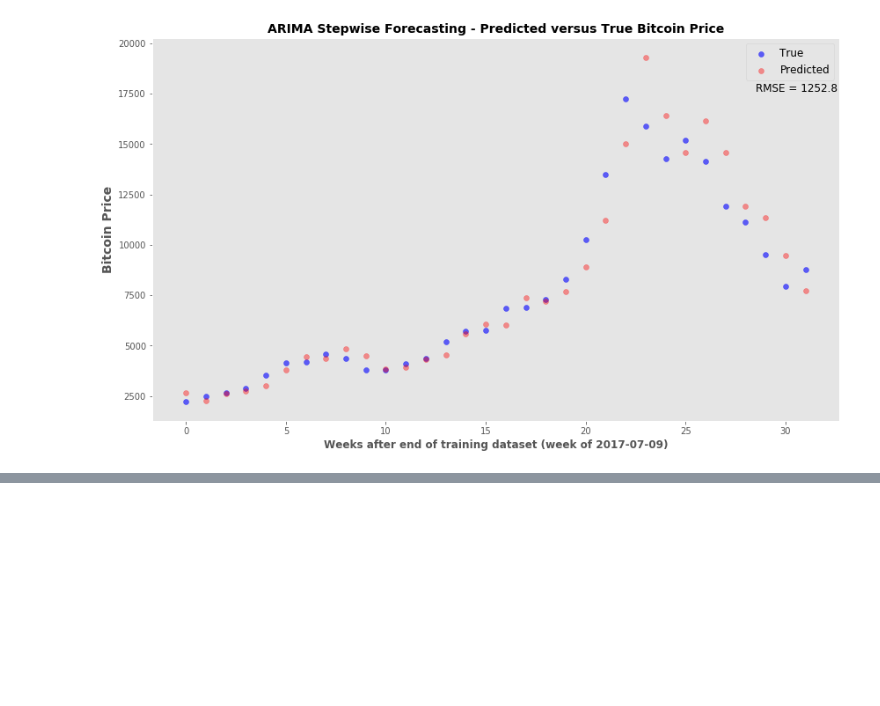
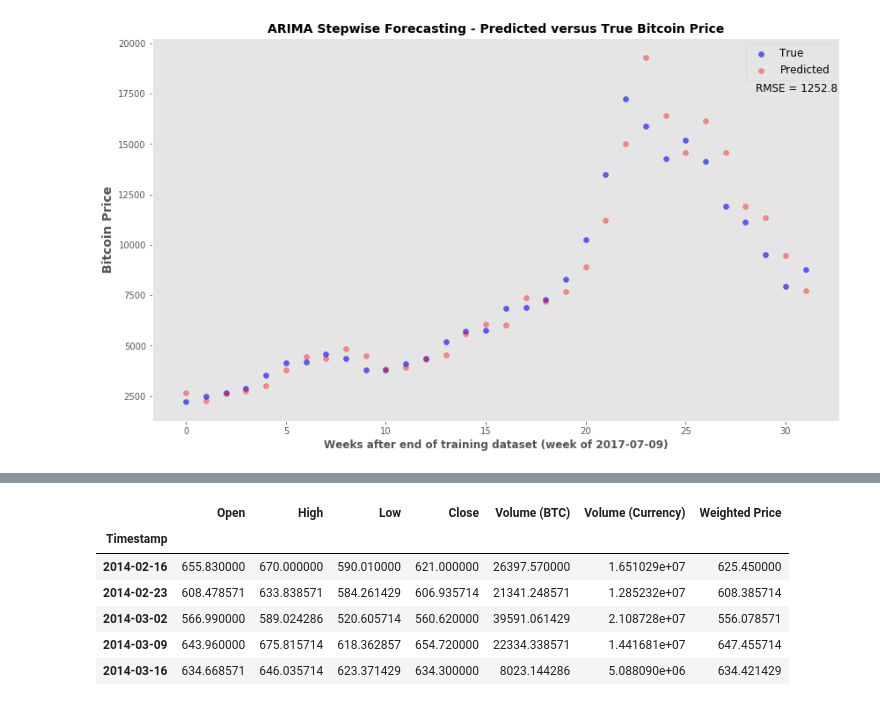
Before and after one commit to pineda-vv/bitcoin_timeseries, a Jupyter notebook: peso_bitcoin_time_series.ipynb, the cells around one changed output, grey strips where cells are left out. Cells and saved outputs as stored; diff of their text form; code cells hidden in the pictures; blank space fills up the shorter version.

```diff
--- a/peso_bitcoin_time_series.ipynb
+++ b/peso_bitcoin_time_series.ipynb
@@ -591,0 +602,10 @@ plt.savefig('data/forecasting_stepwise.png')
+# %%
+btc_df.head()
+# %% [output]
+|  | Open | High | Low | Close | Volume (BTC) | Volume (Currency) | Weighted Price |
+| Timestamp |  |  |  |  |  |  |  |
+| 2014-02-16 | 655.830000 | 670.000000 | 590.010000 | 621.000000 | 26397.570000 | 1.651029e+07 | 625.450000 |
+| 2014-02-23 | 608.478571 | 633.838571 | 584.261429 | 606.935714 | 21341.248571 | 1.285232e+07 | 608.385714 |
+| 2014-03-02 | 566.990000 | 589.024286 | 520.605714 | 560.620000 | 39591.061429 | 2.108728e+07 | 556.078571 |
+| 2014-03-09 | 643.960000 | 675.815714 | 618.362857 | 654.720000 | 22334.338571 | 1.441681e+07 | 647.455714 |
+| 2014-03-16 | 634.668571 | 646.035714 | 623.371429 | 634.300000 | 8023.144286 | 5.088090e+06 | 634.421429 |
```
Also changed, not shown: parts of 22 cells of this notebook, 3 other files.
